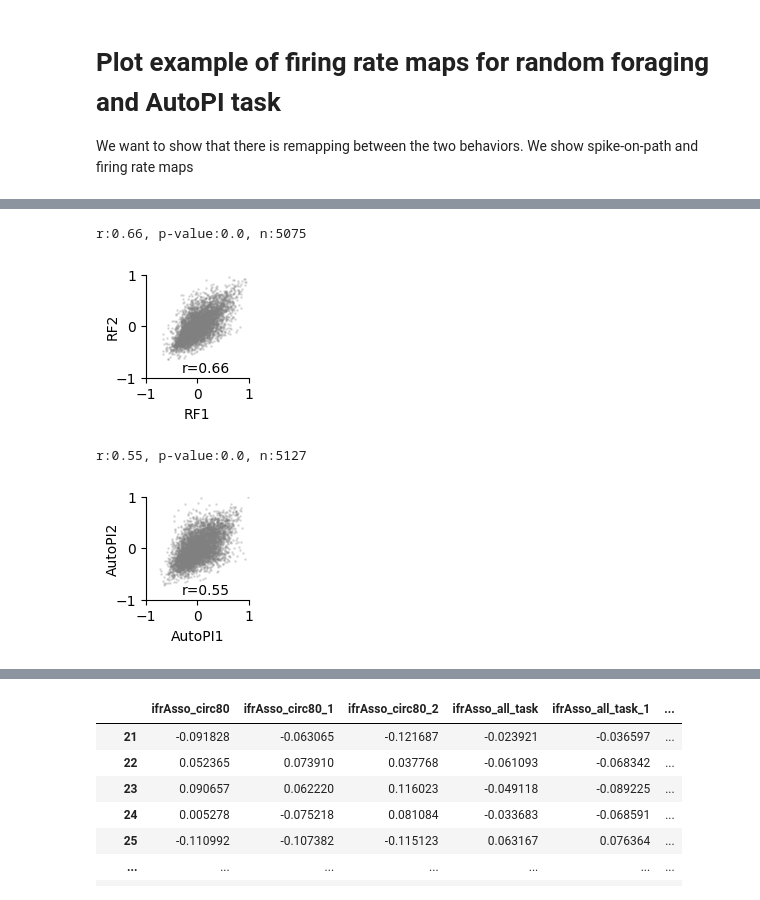
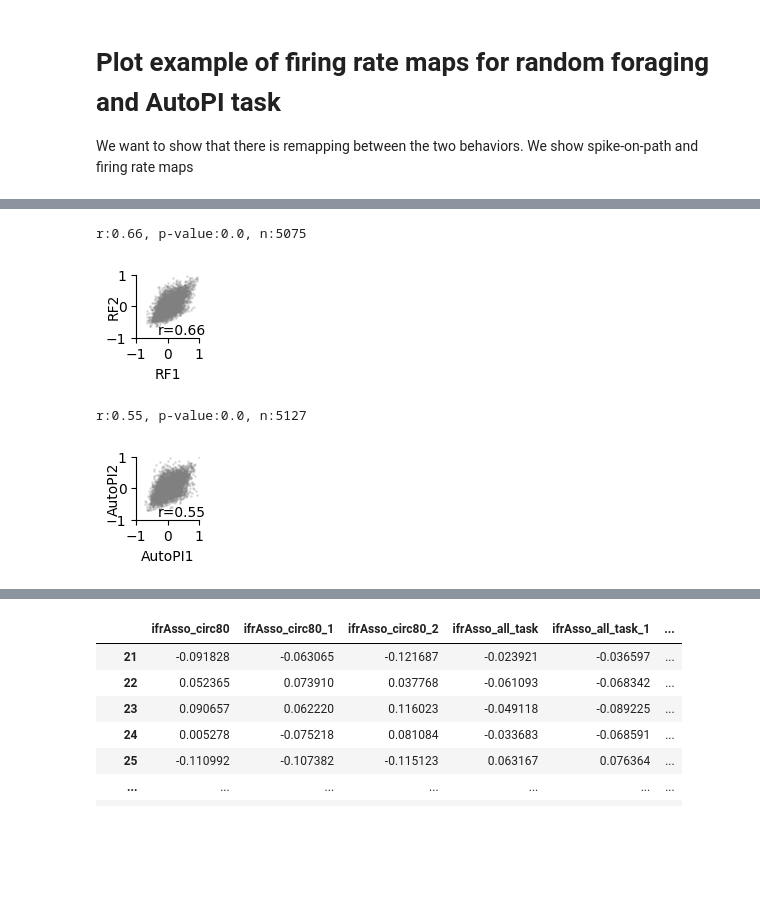
Before and after one commit to Mrymna/Jazi_et.al_2023_noInt, a Jupyter notebook: fig3/Figure3.ipynb, the cells around one changed output, grey strips where cells are left out. Saved outputs shown, nothing was run; the diff lists cells and outputs as text; code cells hidden in the pictures; blank space fills up the shorter version.

```diff
--- a/fig3/Figure3.ipynb
+++ b/fig3/Figure3.ipynb
@@ -433,21 +433,21 @@ def plot_map_sim_scatter(ax,cond1,cond2):
 # %%
 row=1
 col=2
-sizePerCol=1.6
-sizePerRow=1.6
+sizePerCol= 1.2 #1.6
+sizePerRow= 1.2 # 1.6
 fig = plt.figure(figsize=(col*sizePerCol,row*sizePerRow),constrained_layout=True) # create the overall figure to put all the axes on
 gs = fig.add_gridspec(nrows=1, ncols=1) # one gridspec including all the figure
 ax = fig.add_subplot(gs[0])
 
 plot_map_sim_scatter(ax,cond1='mapSim_circ80_1',cond2='mapSim_circ80_2')
 # %% [output]
 r:0.66, p-value:0.0, n:5075
-[figure, old version]
+[figure, new version]
 # %%
 row=1
 col=2
-sizePerCol=1.6
-sizePerRow=1.6
+sizePerCol=1.2#1.6
+sizePerRow=1.2#1.6
 fig = plt.figure(figsize=(col*sizePerCol,row*sizePerRow),constrained_layout=True) # create the overall figure to put all the axes on
 gs = fig.add_gridspec(nrows=1, ncols=1) # one gridspec including all the figure
 ax = fig.add_subplot(gs[0])
@@ -455,7 +455,7 @@ ax = fig.add_subplot(gs[0])
 plot_map_sim_scatter(ax,cond1='mapSim_all_task_1',cond2='mapSim_all_task_2')
 # %% [output]
 r:0.55, p-value:0.0, n:5127
-[figure, old version]
+[figure, new version]
 # %%
 pairDf.columns
 # %% [output]
```
Also changed, not shown: parts of 21 cells of this notebook.
